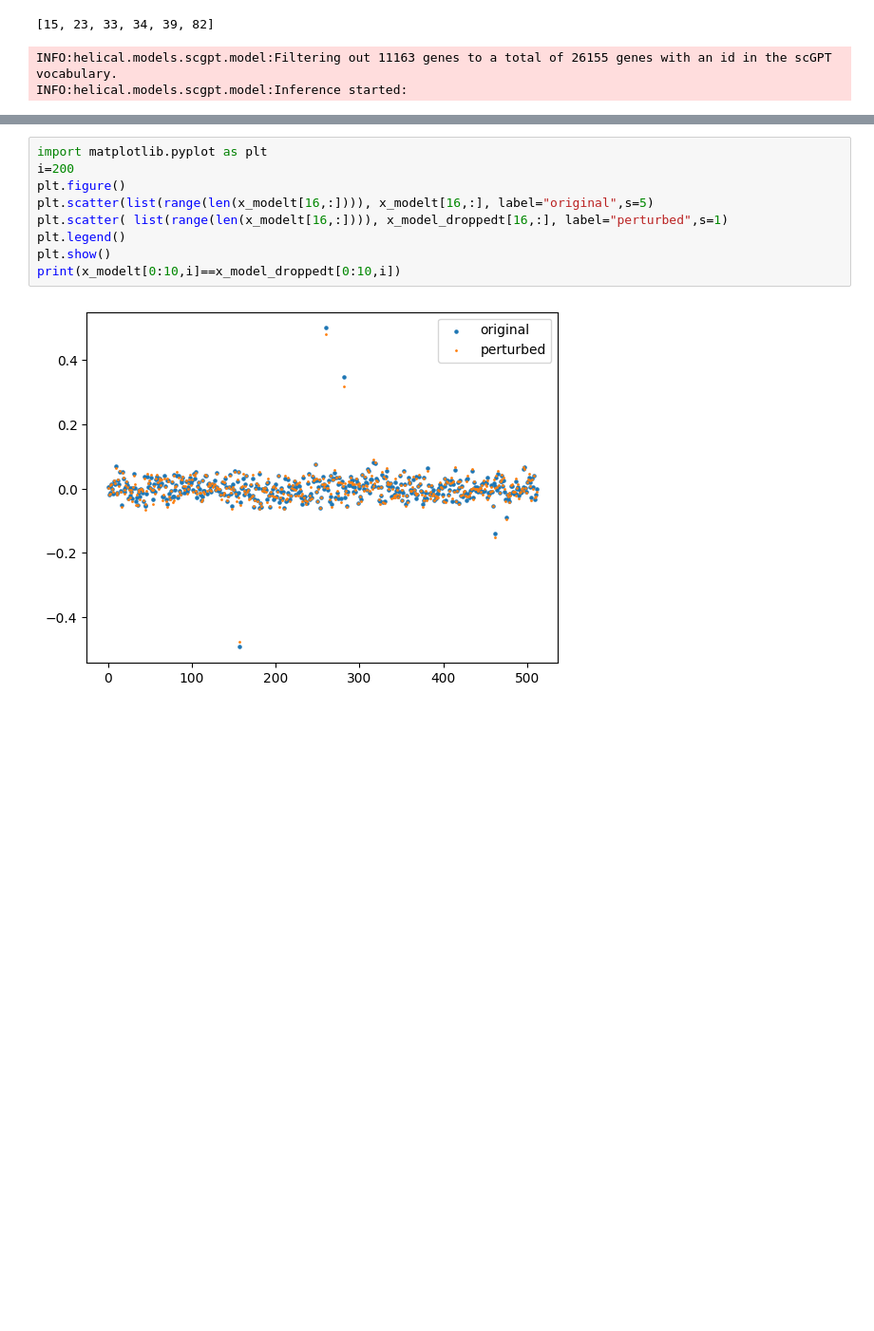
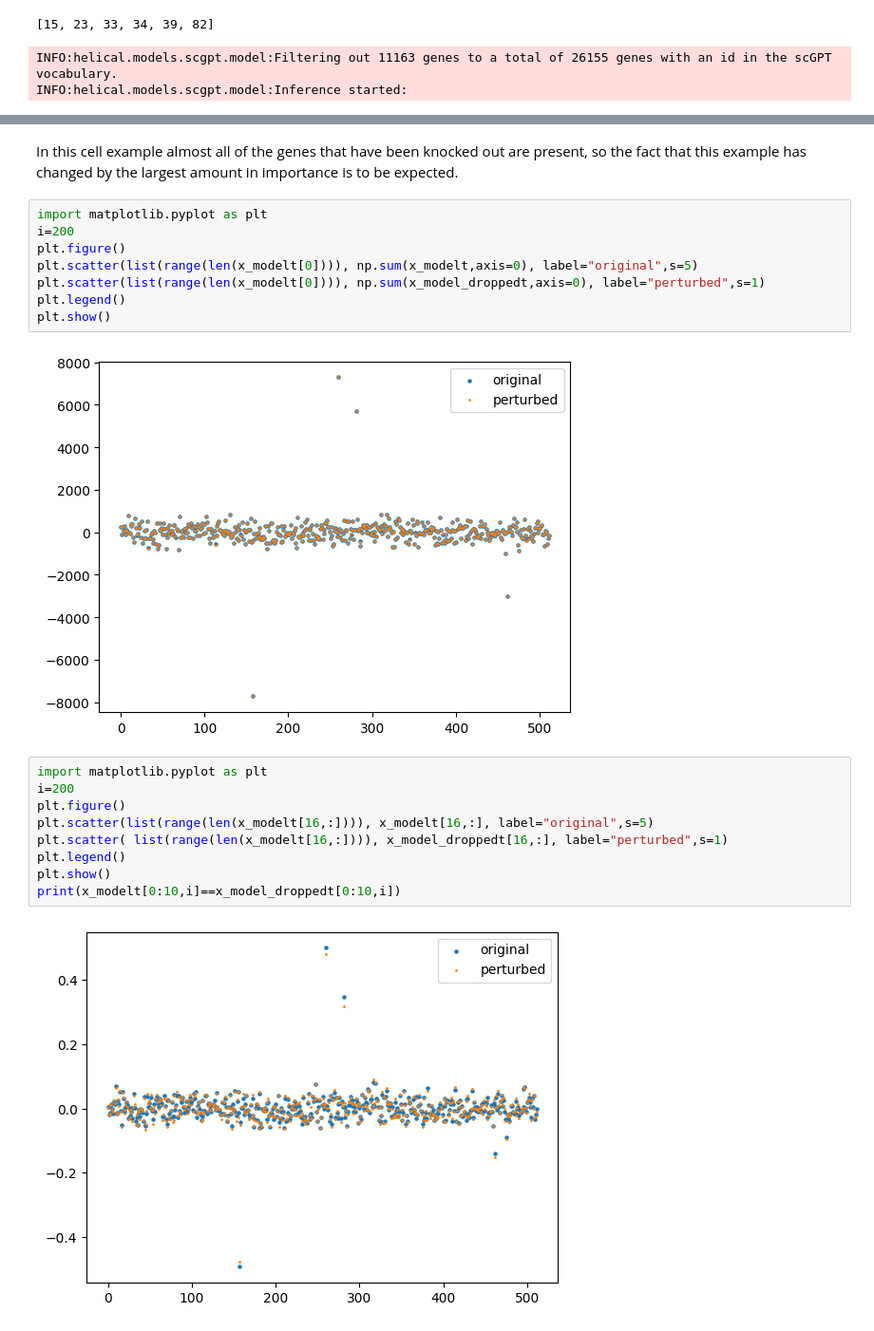
Before and after one commit to tom-jod/Helical_assesment, a Jupyter notebook: Assesment.ipynb, the cells around one changed output, grey strips where cells are left out. Shown at 95% size. Cells and saved outputs as stored; diff of their text form; blank space fills up the shorter version.

```diff
--- a/Assesment.ipynb
+++ b/Assesment.ipynb
@@ -171,3 +200,15 @@ print(np.argmin(np.sum(x_model_droppedt,1)))
+# %% [markdown]
+In this cell example almost all of the genes that have been knocked out are present, so the fact that this example has changed by the largest amount in importance is to be expected.
+# %%
+import matplotlib.pyplot as plt
+i=200
+plt.figure()
+plt.scatter(list(range(len(x_modelt[0]))), np.sum(x_modelt,axis=0), label="original",s=5)
+plt.scatter(list(range(len(x_modelt[0]))), np.sum(x_model_droppedt,axis=0), label="perturbed",s=1)
+plt.legend()
+plt.show()
+# %% [output]
+[figure, added]
 # %%
 import matplotlib.pyplot as plt
 i=200
```
Also changed, not shown: parts of 26 cells of this notebook.
